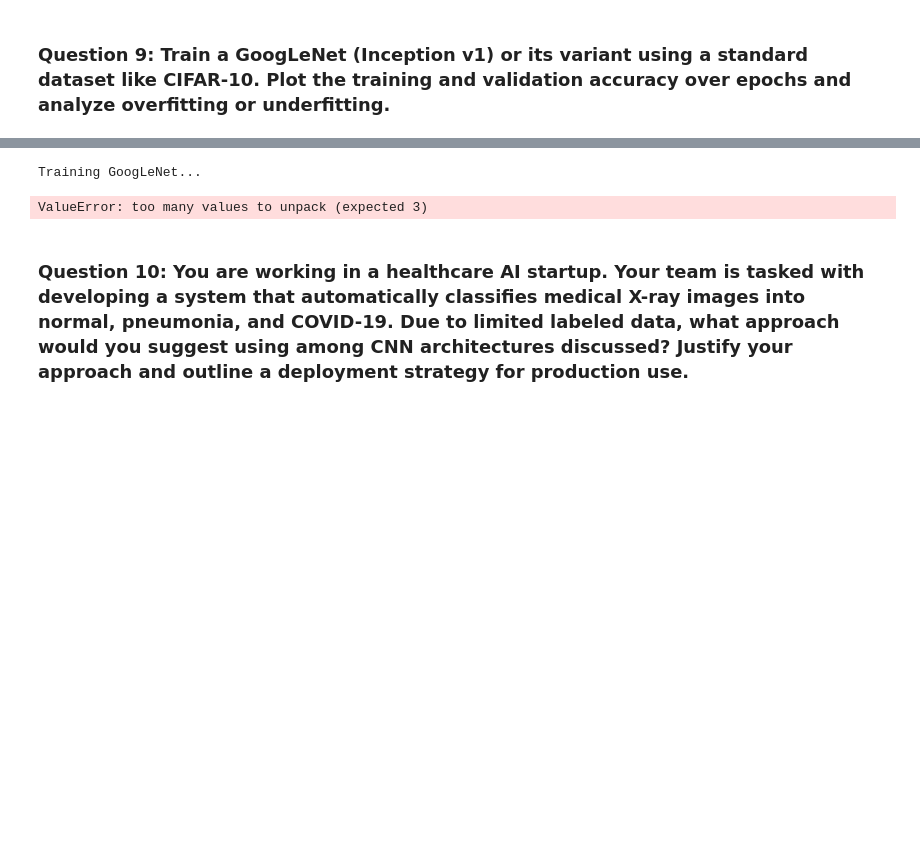
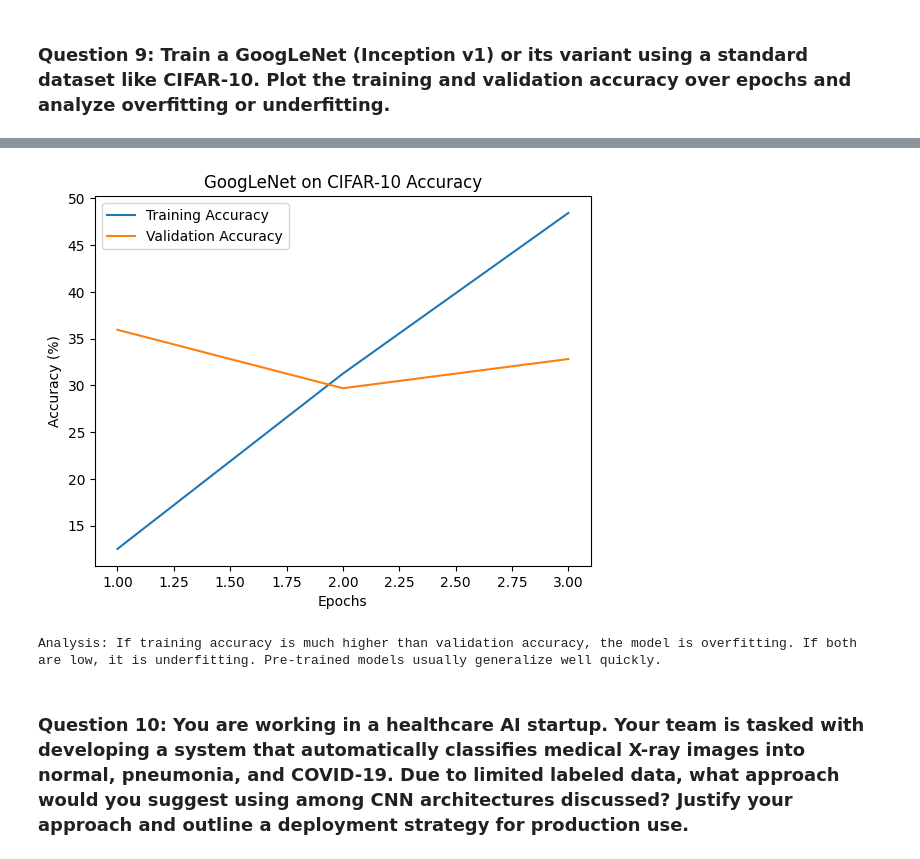
Before and after one commit to Pradeep333Singh/Pw_Assignments_DataScience, a Jupyter notebook: CNN_Assignment_DS_AG_022.ipynb, the cells around one changed output, grey strips where cells are left out. Drawn from its saved outputs; the diff is of its cells as text; code cells hidden in the pictures; blank space fills up the shorter version.

```diff
--- a/CNN_Assignment_DS_AG_022.ipynb
+++ b/CNN_Assignment_DS_AG_022.ipynb
@@ -297,7 +305,11 @@ for epoch in range(epochs):
         optimizer.zero_grad()
 
         # GoogLeNet outputs auxiliary logits during training, we only need the main output
-        outputs, aux2, aux1 = model(images)
+        # Handle case where model might return a single output or a tuple with auxiliary outputs
+        outputs = model(images)
+        if isinstance(outputs, tuple):
+            outputs = outputs[0] # Take the main output
+
         loss = criterion(outputs, labels)
         loss.backward()
         optimizer.step()
@@ -317,6 +329,7 @@ for epoch in range(epochs):
         for images, labels in testloader:
             images, labels = images.to(device), labels.to(device)
             outputs = model(images)
+            # During eval, GoogLeNet only returns the main output, so no need to check for tuple here
             _, predicted = torch.max(outputs.data, 1)
             total_val += labels.size(0)
             correct_val += (predicted == labels).sum().item()
@@ -341,5 +357,5 @@ Downloading: "https://download.pytorch.org/models/googlenet-1378be20.pth" to /ro
+[figure, added]
-Training GoogLeNet...
+Analysis: If training accuracy is much higher than validation accuracy, the model is overfitting. If both are low, it is underfitting. Pre-trained models usually generalize well quickly.
-ValueError: too many values to unpack (expected 3)
 # %% [markdown]
 ### Question 10: You are working in a healthcare AI startup. Your team is tasked with developing a system that automatically classifies medical X-ray images into normal, pneumonia, and COVID-19. Due to limited labeled data, what approach would you suggest using among CNN architectures discussed? Justify your approach and outline a deployment strategy for production use.
 # %% [markdown]
```
Also changed, not shown: parts of 3 cells of this notebook.
